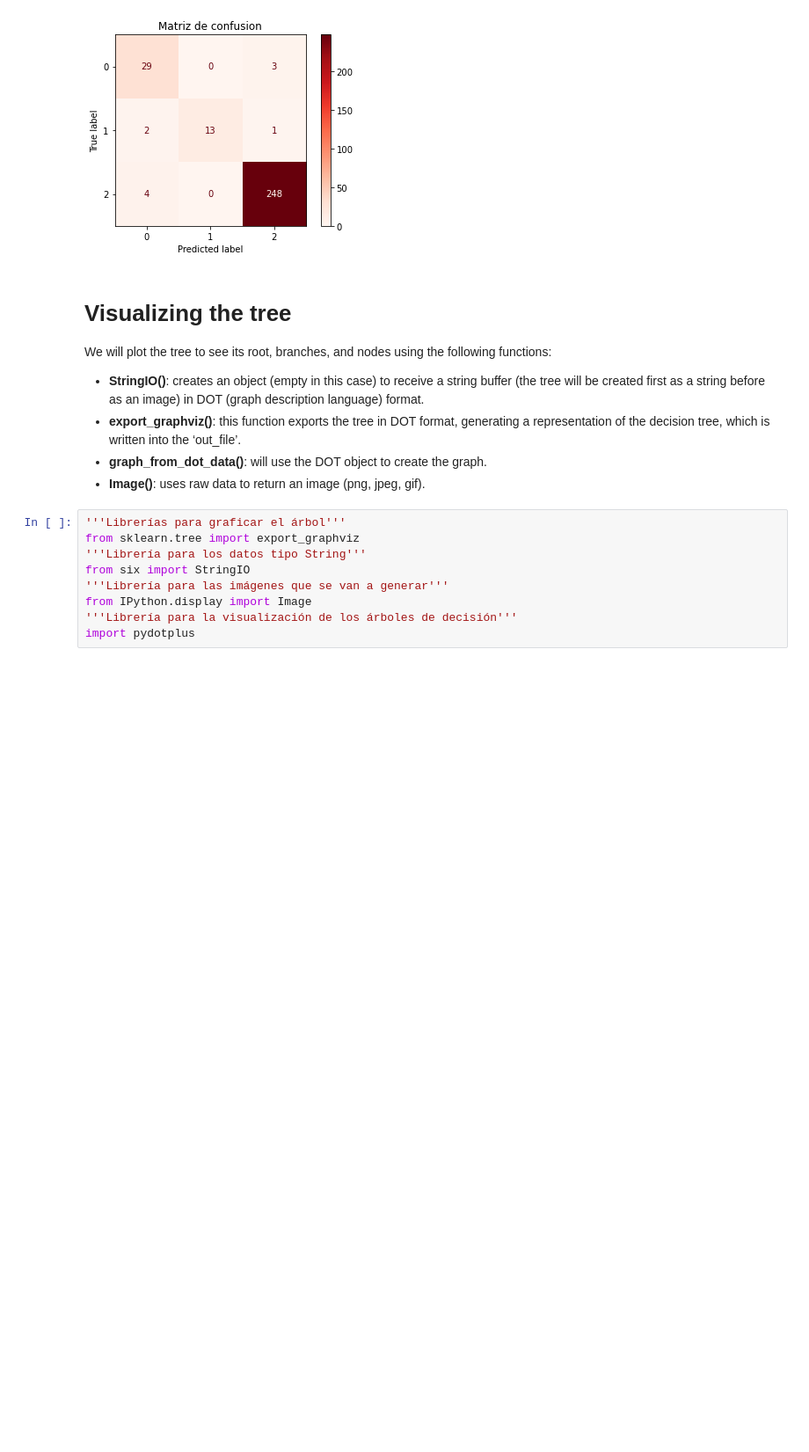
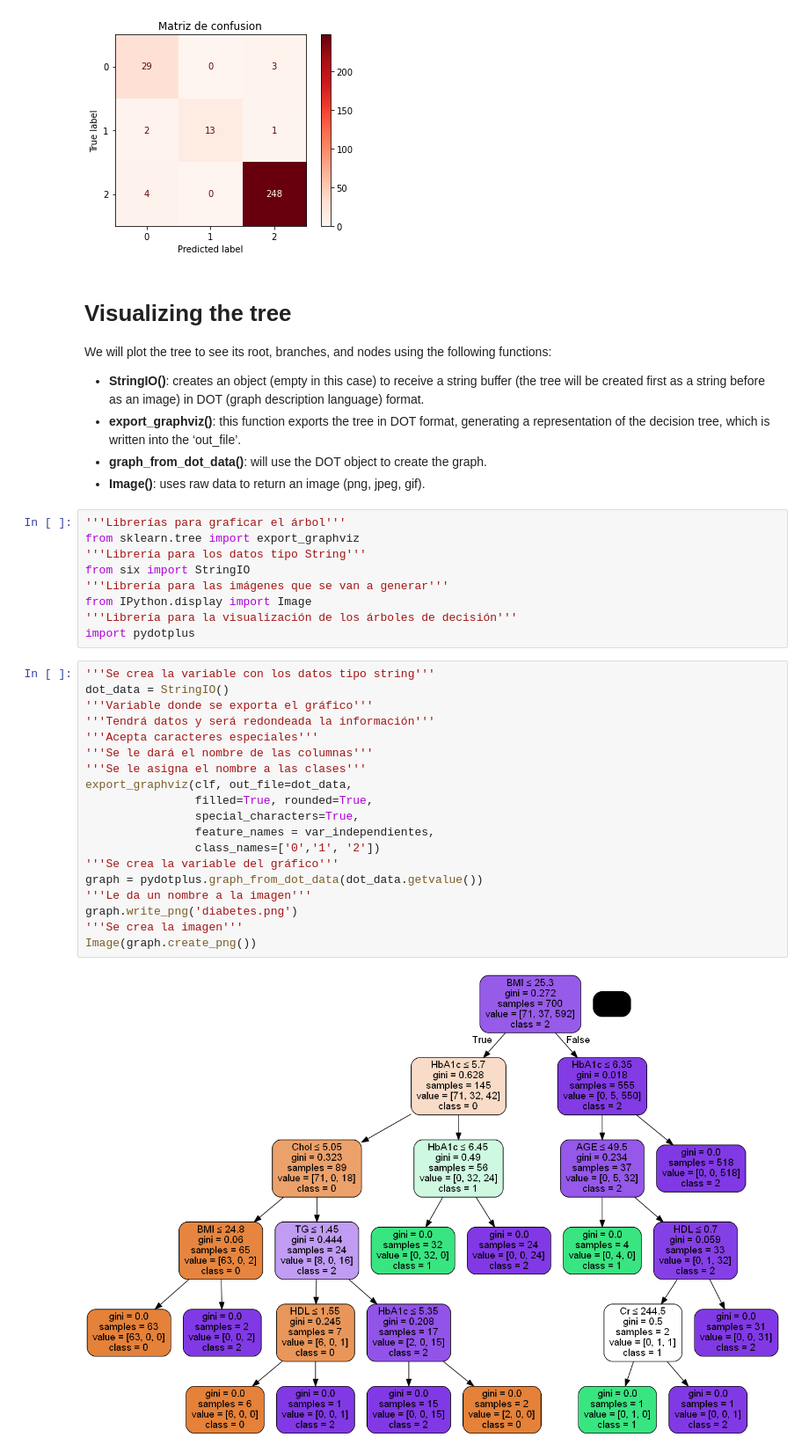
Before and after one commit to Jhani18/LimpiezaBaseDeDatos, a Jupyter notebook: [NRC_6292]_JhaniraAranda_Lab1Unidad2-checkpoint.ipynb, the cells around one changed output. Shown at 88% size. Cells and saved outputs as stored; diff of their text form; blank space fills up the shorter version.

```diff
--- a/[NRC_6292]_JhaniraAranda_Lab1Unidad2-checkpoint.ipynb
+++ b/[NRC_6292]_JhaniraAranda_Lab1Unidad2-checkpoint.ipynb
@@ -172,3 +172,24 @@ from six import StringIO
 from IPython.display import Image
 '''Librería para la visualización de los árboles de decisión'''
 import pydotplus
+# %%
+'''Se crea la variable con los datos tipo string'''
+dot_data = StringIO()
+'''Variable donde se exporta el gráfico'''
+'''Tendrá datos y será redondeada la información'''
+'''Acepta caracteres especiales'''
+'''Se le dará el nombre de las columnas'''
+'''Se le asigna el nombre a las clases'''
+export_graphviz(clf, out_file=dot_data,
+                filled=True, rounded=True,
+                special_characters=True,
+                feature_names = var_independientes,
+                class_names=['0','1', '2'])
+'''Se crea la variable del gráfico'''
+graph = pydotplus.graph_from_dot_data(dot_data.getvalue())
+'''Le da un nombre a la imagen'''
+graph.write_png('diabetes.png')
+'''Se crea la imagen'''
+Image(graph.create_png())
+# %% [output]
+[figure, added]
```
